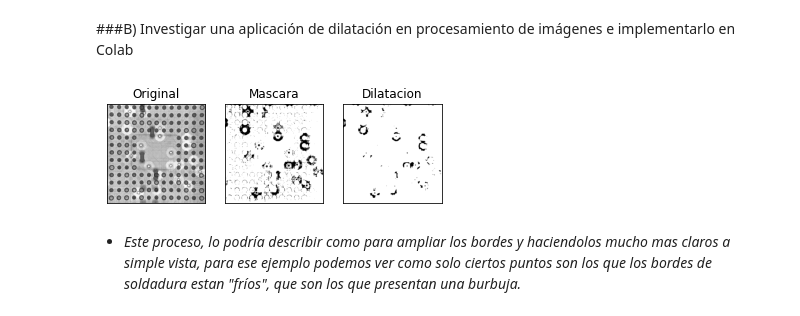
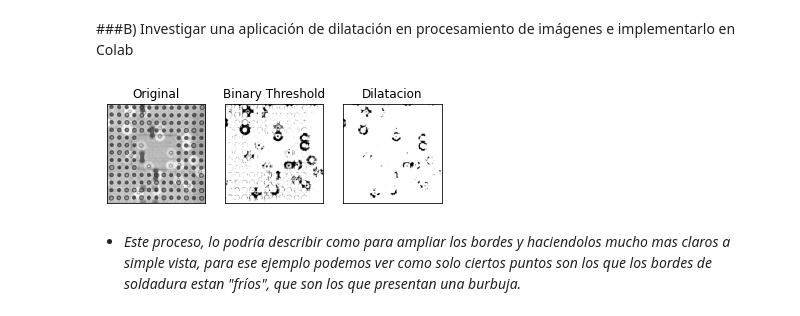
Before and after one commit to PosgradoMNA/actividades-de-aprendizaje-A01793546-Ariel-Corral-Leon, a Jupyter notebook: 10_morphological_operations.ipynb, the cells around one changed output. Saved outputs shown, nothing was run; the diff lists cells and outputs as text; code cells hidden in the pictures.

```diff
--- a/10_morphological_operations.ipynb
+++ b/10_morphological_operations.ipynb
@@ -56,7 +56,7 @@ kernal = np.ones((2,2), np.uint8)
 
 erosion = cv2.erode(mask, kernal, iterations =2)
 
-titulos = ['Original','Mascara','Erosion']
+titulos = ['Original','Binary Threshold','Erosion']
 imagenes = [img,mask,erosion]
 
 for i in range (3):
@@ -74,22 +74,22 @@ plt.show()
 # %%
 img = cv2.imread('/content/data/chip1.jpg', cv2.IMREAD_GRAYSCALE)
 _, mask = cv2.threshold(img,220,255, cv2.THRESH_BINARY_INV)
 
 kernal = np.ones((2,2), np.uint8)
 
 dilatacion = cv2.dilate(mask,kernal, iterations=3)
 
-titulos = ['Original','Mascara','Dilatacion']
+titulos = ['Original','Binary Threshold','Dilatacion']
 imagenes = [img,mask,dilatacion]
 
 for i in range (3):
   plt.subplot (1,3,i+1),plt.imshow(imagenes[i], 'gray')
   plt.title(titulos[i])
   plt.xticks([]),plt.yticks([])
 
 plt.show()
 # %% [output]
-[figure, old version]
+[figure, new version]
 # %% [markdown]
 * *Este proceso, lo podría describir como para ampliar los bordes y haciendolos mucho mas claros a simple vista, para ese ejemplo podemos ver como solo ciertos puntos son los que los bordes de soldadura estan "fríos", que son los que presentan una burbuja.*
 # %% [markdown]
```
Also changed, not shown: parts of 7 cells of this notebook.
